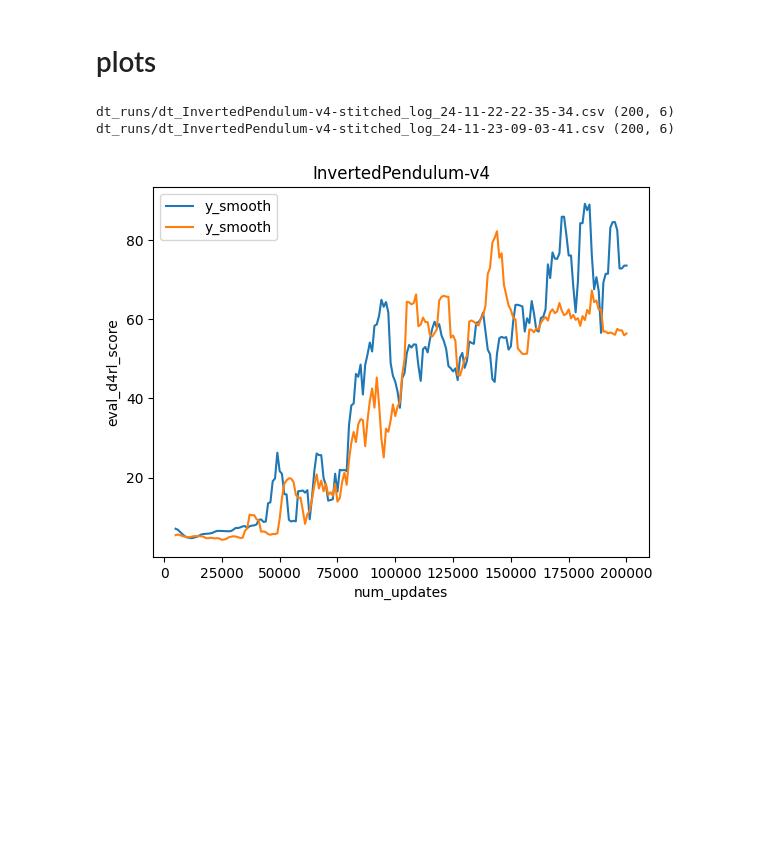
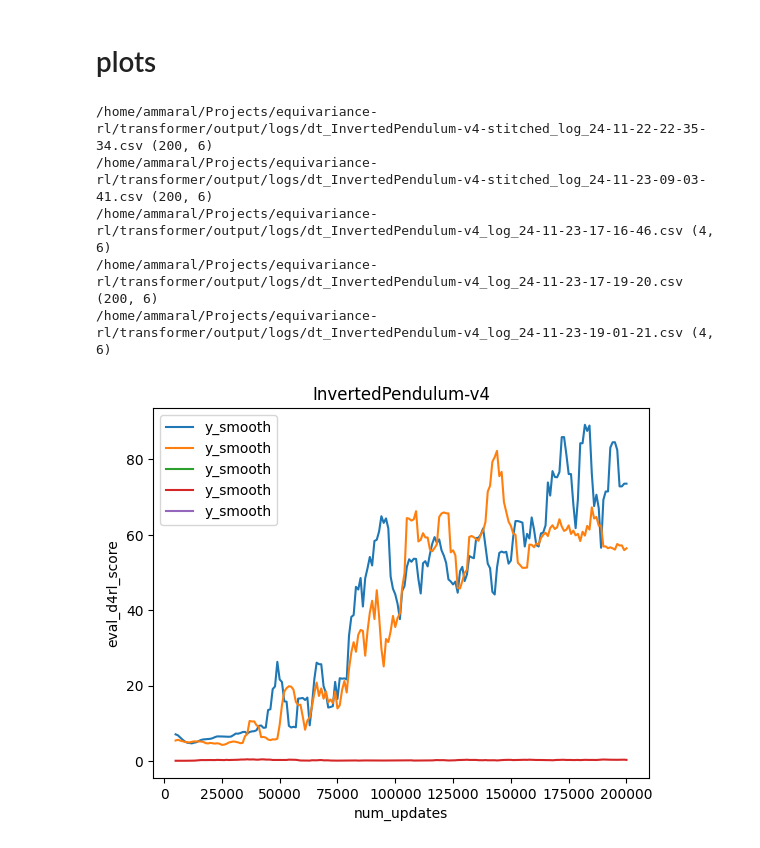
Before and after one commit to AmmarAlh/equivariance-rl, a Jupyter notebook: transformer/min_decision_transformer.ipynb, the cells around one changed output. Drawn from its saved outputs; the diff is of its cells as text; code cells hidden in the pictures; blank space fills up the shorter version.

```diff
--- a/transformer/min_decision_transformer.ipynb
+++ b/transformer/min_decision_transformer.ipynb
@@ -750,7 +750,7 @@ import matplotlib.pyplot as plt
 
 
 env_d4rl_name = 'InvertedPendulum-v4'
-log_dir = 'dt_runs/'
+log_dir = '/home/ammaral/Projects/equivariance-rl/transformer/output/logs'
 
 x_key = "num_updates"
 y_key = "eval_d4rl_score"
@@ -786,33 +786,36 @@ if plot_avg:
     data_avg.plot(x=x_key, y='y_smooth', ax=ax)
 
     ax.set_xlabel(x_key)
     ax.set_ylabel(y_key)
     # ax.legend(['avg of all runs'], loc='lower right')
 
     if save_fig:
         plt.savefig(save_fig_path)
 
     plt.show()
 
 
 else:
     name_list = []
     for filename in all_files:
         frame = pd.read_csv(filename, index_col=None, header=0)
         print(filename, frame.shape)
         frame['y_smooth'] = frame[y_key].rolling(window=y_smoothing_win).mean()
         frame.plot(x=x_key, y='y_smooth', ax=ax)
         name_list.append(filename.split('/')[-1])
 
     ax.set_xlabel(x_key)
     ax.set_ylabel(y_key)
     # ax.legend(name_list, loc='lower right')
 
     if save_fig:
         plt.savefig(save_fig_path)
 
     plt.show()
 # %% [output]
-dt_runs/dt_InvertedPendulum-v4-stitched_log_24-11-22-22-35-34.csv (200, 6)
-dt_runs/dt_InvertedPendulum-v4-stitched_log_24-11-23-09-03-41.csv (200, 6)
+/home/ammaral/Projects/equivariance-rl/transformer/output/logs/dt_InvertedPendulum-v4-stitched_log_24-11-22-22-35-34.csv (200, 6)
+/home/ammaral/Projects/equivariance-rl/transformer/output/logs/dt_InvertedPendulum-v4-stitched_log_24-11-23-09-03-41.csv (200, 6)
+/home/ammaral/Projects/equivariance-rl/transformer/output/logs/dt_InvertedPendulum-v4_log_24-11-23-17-16-46.csv (4, 6)
+/home/ammaral/Projects/equivariance-rl/transformer/output/logs/dt_InvertedPendulum-v4_log_24-11-23-17-19-20.csv (200, 6)
+/home/ammaral/Projects/equivariance-rl/transformer/output/logs/dt_InvertedPendulum-v4_log_24-11-23-19-01-21.csv (4, 6)
-[figure, old version]
+[figure, new version]
```
Also changed, not shown: 2 other files.
